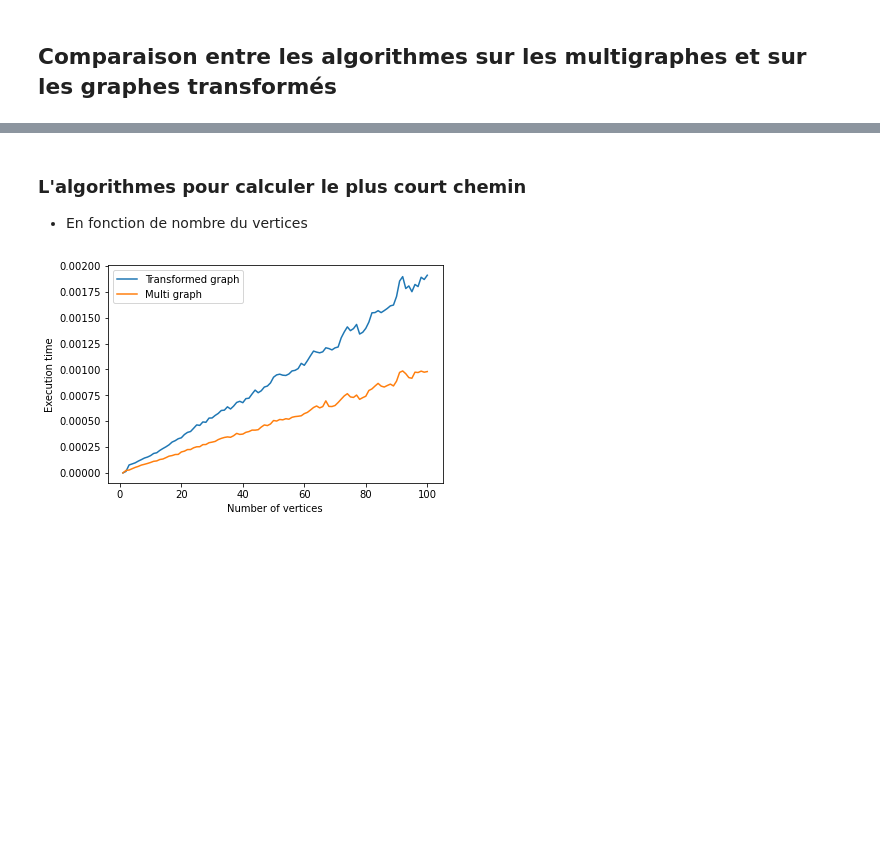
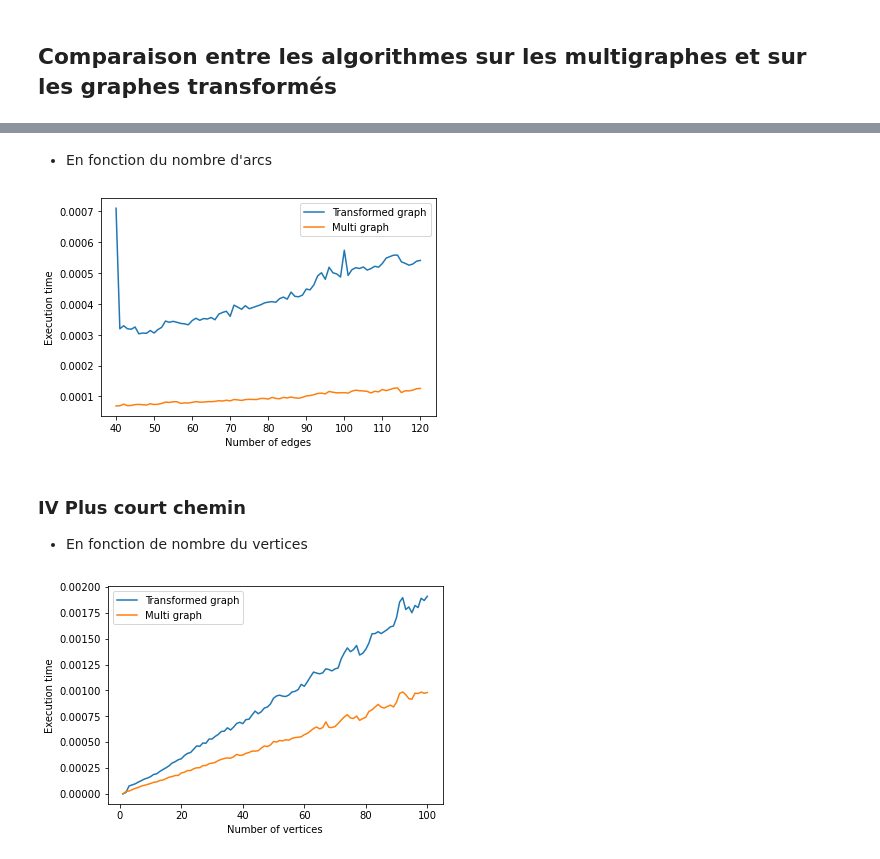
Before and after one commit to MdeCastelbajac/MOGPL, a Jupyter notebook: MOGPL.ipynb, the cells around one changed output, grey strips where cells are left out. Cells and saved outputs as stored; diff of their text form; code cells hidden in the pictures; blank space fills up the shorter version.

```diff
--- a/MOGPL.ipynb
+++ b/MOGPL.ipynb
@@ -1072,5 +1102,14 @@ None
+# %% [markdown]
+- En fonction du nombre d'arcs
+# %%
+resultTime, nb_arcs = test_nbArcs([latestDeparturePath, latestDeparturePathMG])
+resultTimeNormal, resultTimeMulti = resultTime[0, :], resultTime[1, :]
+
+plot_comparaison(nb_arcs, [resultTimeNormal, resultTimeMulti], "Number of edges", labels=["Transformed graph", "Multi graph"], title="")
+# %% [output]
+[figure, added]
 # %% [markdown]
-### L'algorithmes pour calculer le plus court chemin
+### IV Plus court chemin
 - En fonction de nombre du vertices
 # %%
 resultTime, nb_vertices = test_nbVertices([shortestPath, shortestPathMG])
```
Also changed, not shown: parts of 18 cells of this notebook.
